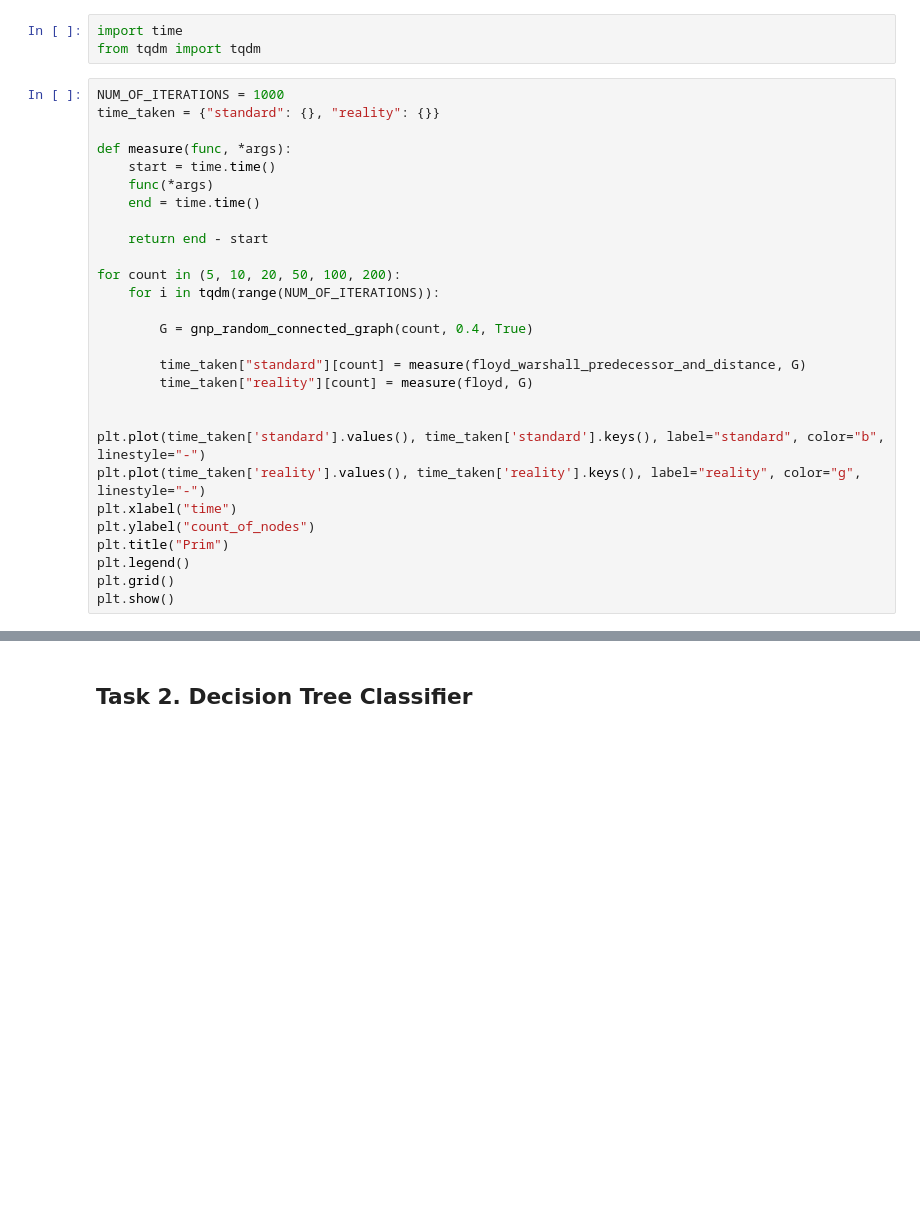
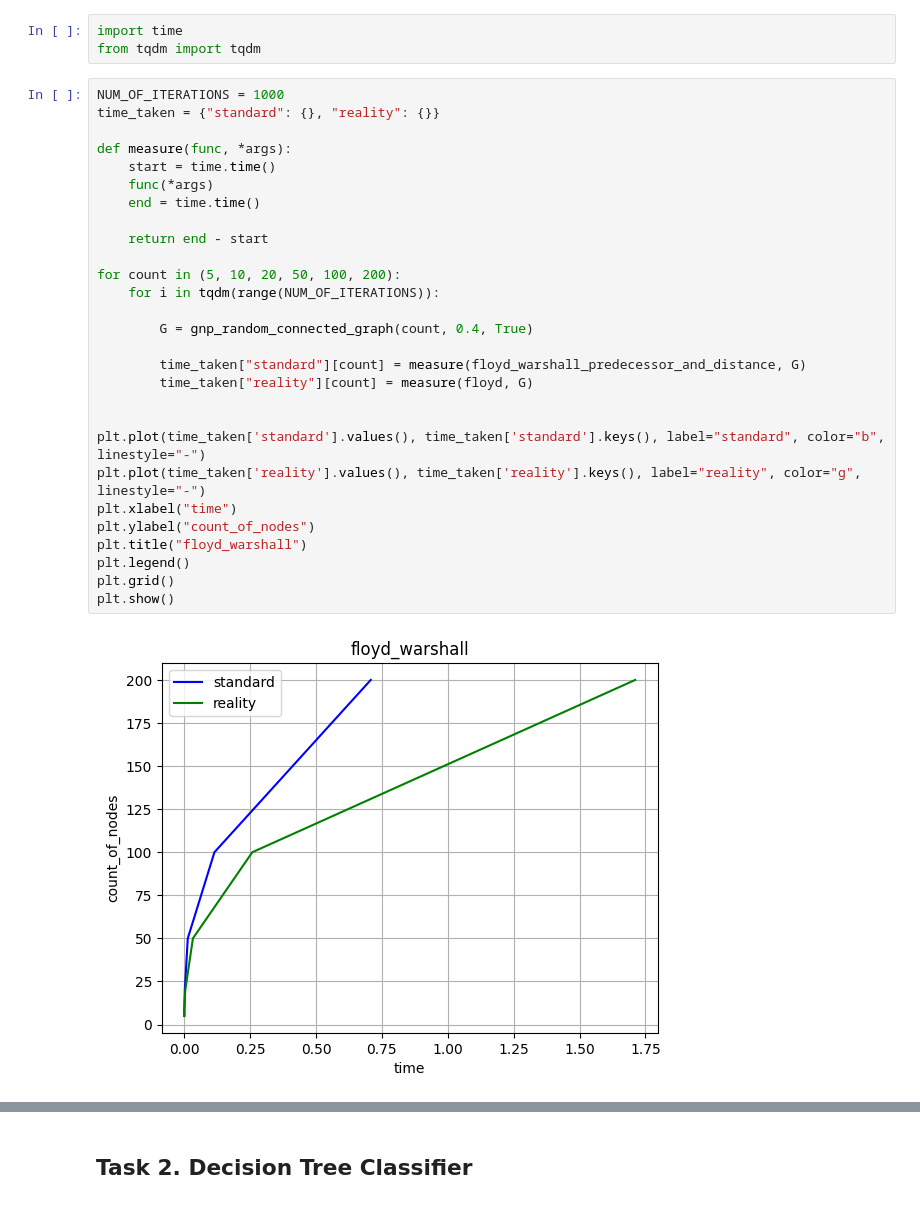
Before and after one commit to Luzefik/lab_1_discrete-math, a Jupyter notebook: Lab1_trees.ipynb, the cells around one changed output, grey strips where cells are left out. Saved outputs shown, nothing was run; the diff lists cells and outputs as text; blank space fills up the shorter version.

```diff
--- a/Lab1_trees.ipynb
+++ b/Lab1_trees.ipynb
@@ -247,29 +328,31 @@ from tqdm import tqdm
 # %%
 NUM_OF_ITERATIONS = 1000
 time_taken = {"standard": {}, "reality": {}}
 
 def measure(func, *args):
     start = time.time()
     func(*args)
     end = time.time()
 
     return end - start
 
 for count in (5, 10, 20, 50, 100, 200):
     for i in tqdm(range(NUM_OF_ITERATIONS)):
 
         G = gnp_random_connected_graph(count, 0.4, True)
 
         time_taken["standard"][count] = measure(floyd_warshall_predecessor_and_distance, G)
         time_taken["reality"][count] = measure(floyd, G)
 
 
 plt.plot(time_taken['standard'].values(), time_taken['standard'].keys(), label="standard", color="b", linestyle="-")
 plt.plot(time_taken['reality'].values(), time_taken['reality'].keys(), label="reality", color="g", linestyle="-")
 plt.xlabel("time")
 plt.ylabel("count_of_nodes")
-plt.title("Prim")
+plt.title("floyd_warshall")
 plt.legend()
 plt.grid()
 plt.show()
+# %% [output]
+[figure, added]
 # %%
```
Also changed, not shown: parts of 24 cells of this notebook, 3 other files.
